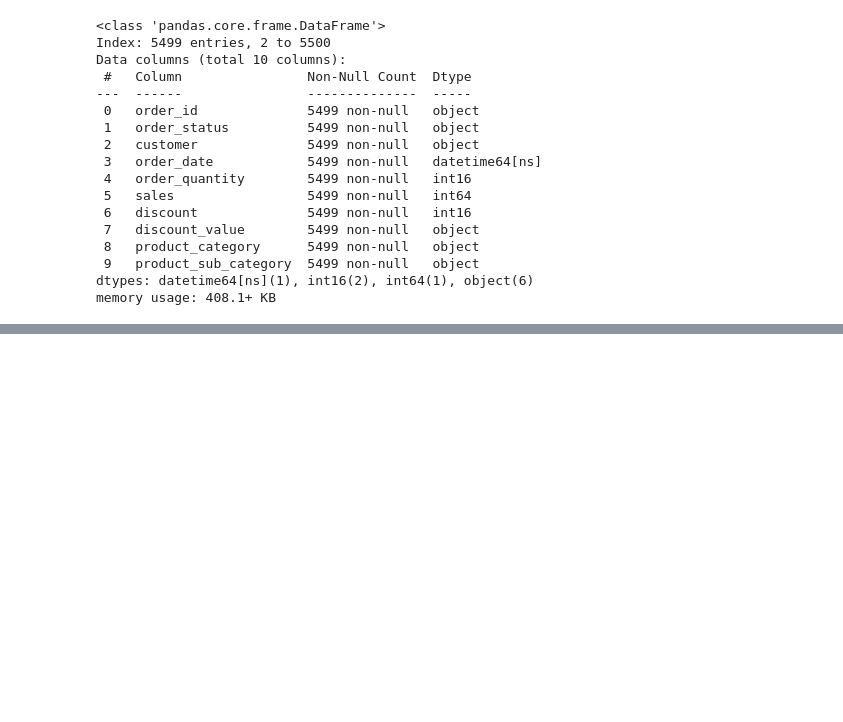
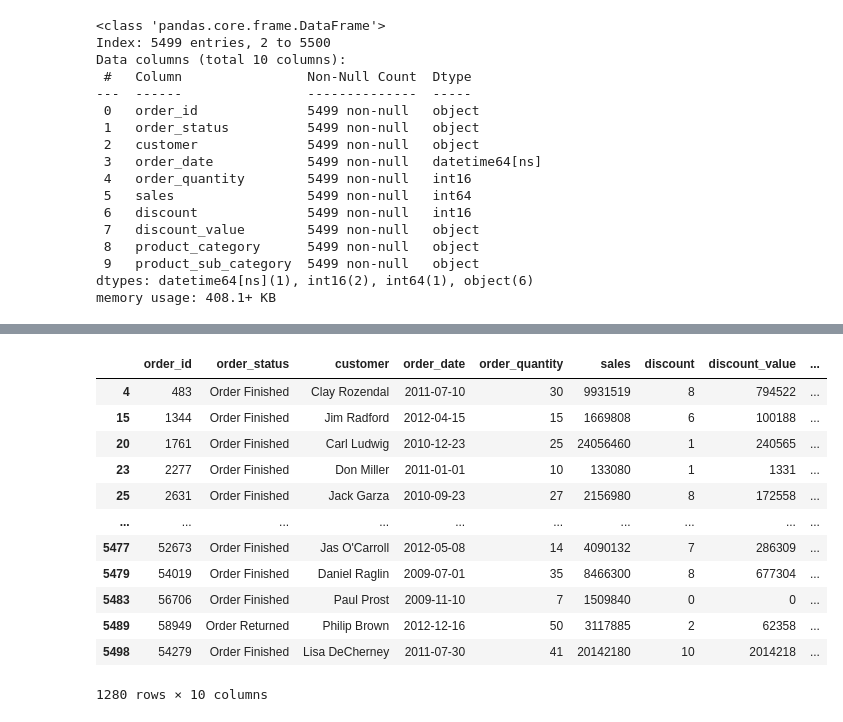
Before and after one commit to Ronit-Khorjuvekar4/pandas_30_days, a Jupyter notebook: Data Types & Conversion/Untitled.ipynb, the cells around one changed output, grey strips where cells are left out. Drawn from its saved outputs; the diff is of its cells as text; code cells hidden in the pictures; blank space fills up the shorter version.

```diff
--- a/Data Types & Conversion/Untitled.ipynb
+++ b/Data Types & Conversion/Untitled.ipynb
@@ -150,0 +232,17 @@ memory usage: 408.1+ KB
+# %%
+# Display all columns for orders with product_category as "Technology".
+new_df.loc[new_df['product_category'].str.strip() == 'Technology']
+# %% [output]
+|  | order_id | order_status | customer | order_date | order_quantity | sales | discount | discount_value | ... |
+| 4 | 483 | Order Finished | Clay Rozendal | 2011-07-10 | 30 | 9931519 | 8 | 794522 | ... |
+| 15 | 1344 | Order Finished | Jim Radford | 2012-04-15 | 15 | 1669808 | 6 | 100188 | ... |
+| 20 | 1761 | Order Finished | Carl Ludwig | 2010-12-23 | 25 | 24056460 | 1 | 240565 | ... |
+| 23 | 2277 | Order Finished | Don Miller | 2011-01-01 | 10 | 133080 | 1 | 1331 | ... |
+| 25 | 2631 | Order Finished | Jack Garza | 2010-09-23 | 27 | 2156980 | 8 | 172558 | ... |
+| ... | ... | ... | ... | ... | ... | ... | ... | ... | ... |
+| 5477 | 52673 | Order Finished | Jas O'Carroll | 2012-05-08 | 14 | 4090132 | 7 | 286309 | ... |
+| 5479 | 54019 | Order Finished | Daniel Raglin | 2009-07-01 | 35 | 8466300 | 8 | 677304 | ... |
+| 5483 | 56706 | Order Finished | Paul Prost | 2009-11-10 | 7 | 1509840 | 0 | 0 | ... |
+| 5489 | 58949 | Order Returned | Philip Brown | 2012-12-16 | 50 | 3117885 | 2 | 62358 | ... |
+| 5498 | 54279 | Order Finished | Lisa DeCherney | 2011-07-30 | 41 | 20142180 | 10 | 2014218 | ... |
+1280 rows × 10 columns
```
Also changed, not shown: parts of 41 cells of this notebook.
